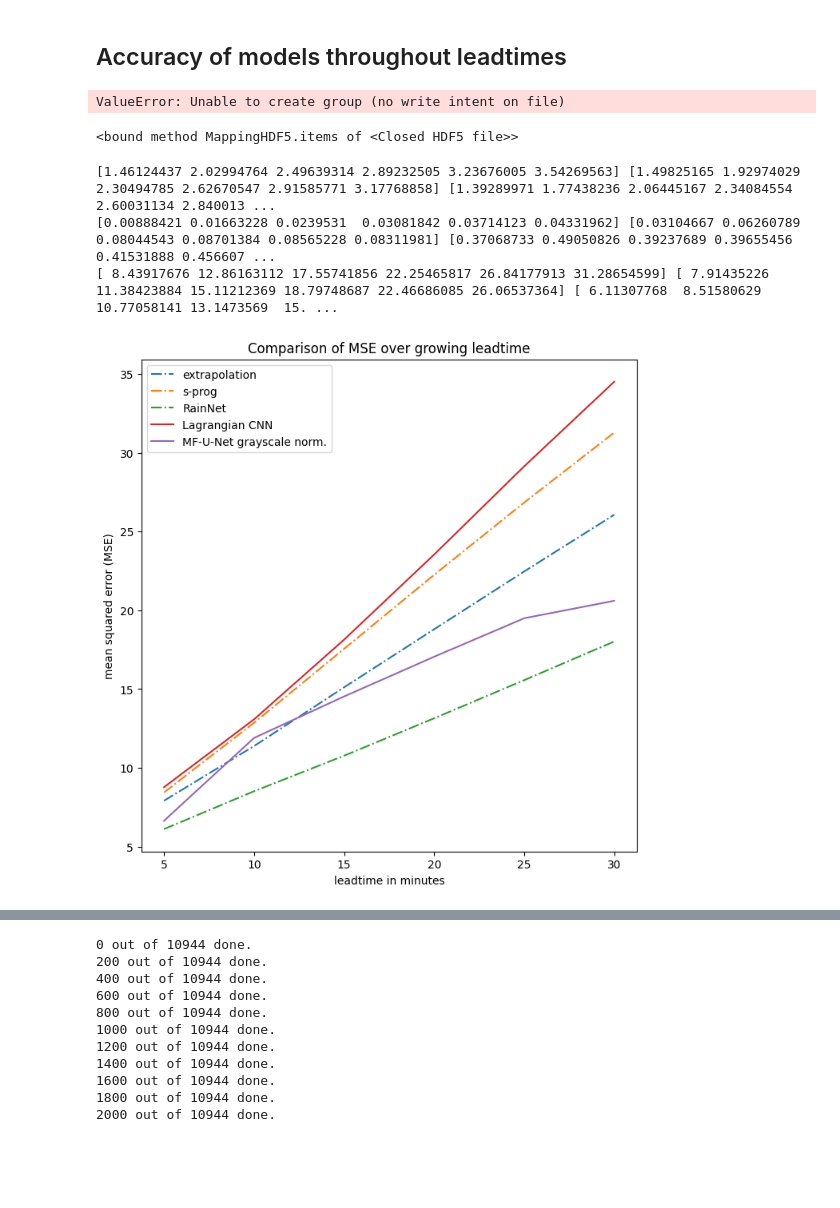
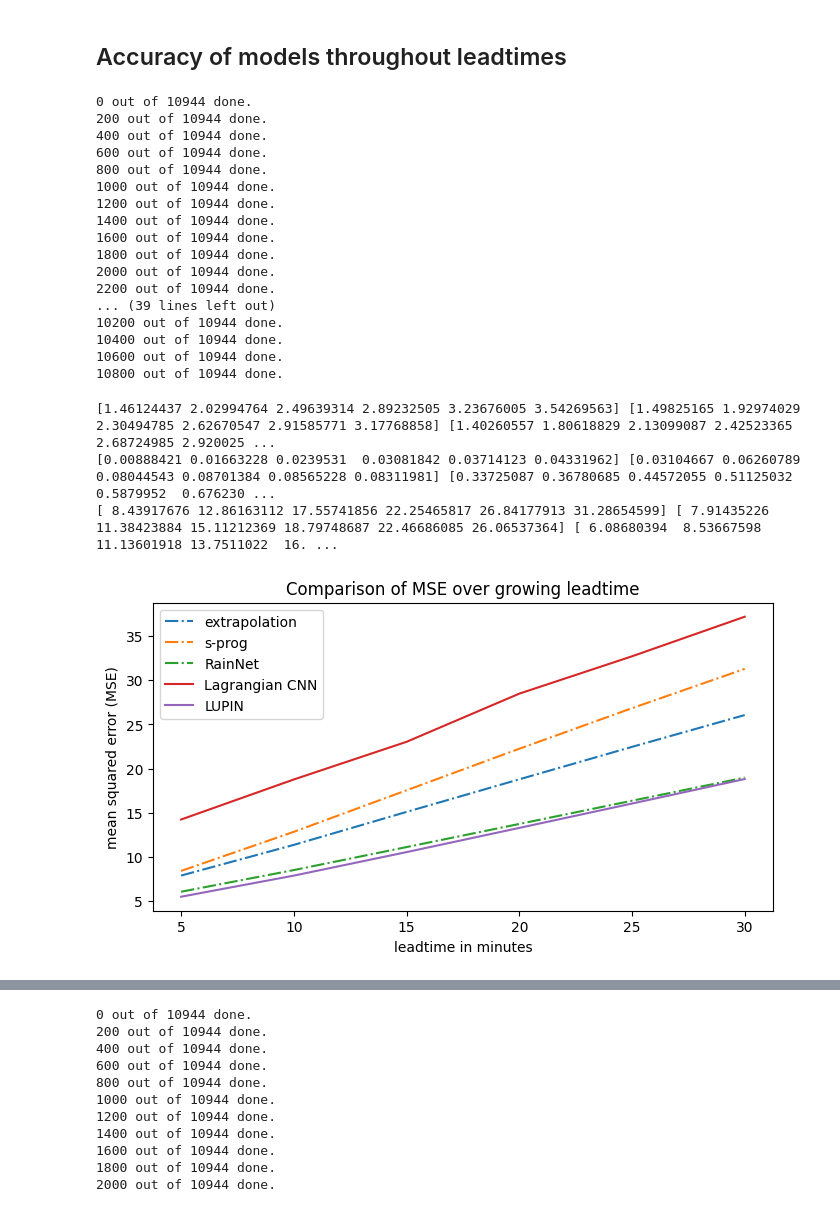
Before and after one commit to kinit-sk/softec-lagrangian-nowcasting, a Jupyter notebook: evaluation.ipynb, the cells around one changed output, grey strips where cells are left out. Cells and saved outputs as stored; diff of their text form; code cells hidden in the pictures; blank space fills up the shorter version.

```diff
--- a/evaluation.ipynb
+++ b/evaluation.ipynb
@@ -81,7 +81,7 @@ with h5py.File(lc_path, 'r') as lf, h5py.File(nn_path, 'r') as nf, h5py.File(mf_
         lupin_group_date = lupin.require_group(datetime.strftime(date_lagged, '%Y-%m-%d %H:%M:%S'))
         lc_group_method = lc_group_date.require_group('model')
         nn_group_method = nn_group_date.require_group('model')
-        mf_group_method = mf_group_date.require_group('model')
+        mf_group_method = mf_group_date.require_group('mfunet_rmse')
         lupin_group_method = lupin_group_date.require_group('model')
 
         with open(sp_path.format(y=date_lagged.year, m=date_lagged.month, d=date_lagged.day, h=date_lagged.hour, min=date_lagged.minute), 'rb') as f:
@@ -135,11 +135,23 @@ with h5py.File(lc_path, 'r') as lf, h5py.File(nn_path, 'r') as nf, h5py.File(mf_
         if (i % 200 == 0):
             print(f'{i} out of {len(targets)} done.')
 # %% [output]
-ValueError: Unable to create group (no write intent on file)
+0 out of 10944 done.
+200 out of 10944 done.
+400 out of 10944 done.
+600 out of 10944 done.
+800 out of 10944 done.
+1000 out of 10944 done.
+1200 out of 10944 done.
+1400 out of 10944 done.
+1600 out of 10944 done.
+1800 out of 10944 done.
+2000 out of 10944 done.
+2200 out of 10944 done.
+... (39 lines left out)
+10200 out of 10944 done.
+10400 out of 10944 done.
+10600 out of 10944 done.
+10800 out of 10944 done.
-# %%
-lf.items
-# %% [output]
-<bound method MappingHDF5.items of <Closed HDF5 file>>
 # %%
 MAE_sp = np.mean(tot_MAE_sp, axis=0)
 ME_sp = np.mean(tot_ME_sp, axis=0)
@@ -164,29 +176,29 @@ print(MAE_ep, MAE_sp, MAE_nn, MAE_lc)
 print(ME_ep, ME_sp, ME_nn, ME_lc)
 print(MSE_ep, MSE_sp, MSE_nn, MSE_lc)
 # %% [output]
-[1.46124437 2.02994764 2.49639314 2.89232505 3.23676005 3.54269563] [1.49825165 1.92974029 2.30494785 2.62670547 2.91585771 3.17768858] [1.39289971 1.77438236 2.06445167 2.34084554 2.60031134 2.840013 ...
-[0.00888421 0.01663228 0.0239531  0.03081842 0.03714123 0.04331962] [0.03104667 0.06260789 0.08044543 0.08701384 0.08565228 0.08311981] [0.37068733 0.49050826 0.39237689 0.39655456 0.41531888 0.456607 ...
-[ 8.43917676 12.86163112 17.55741856 22.25465817 26.84177913 31.28654599] [ 7.91435226 11.38423884 15.11212369 18.79748687 22.46686085 26.06537364] [ 6.11307768  8.51580629 10.77058141 13.1473569  15. ...
+[1.46124437 2.02994764 2.49639314 2.89232505 3.23676005 3.54269563] [1.49825165 1.92974029 2.30494785 2.62670547 2.91585771 3.17768858] [1.40260557 1.80618829 2.13099087 2.42523365 2.68724985 2.920025 ...
+[0.00888421 0.01663228 0.0239531  0.03081842 0.03714123 0.04331962] [0.03104667 0.06260789 0.08044543 0.08701384 0.08565228 0.08311981] [0.33725087 0.36780685 0.44572055 0.51125032 0.5879952  0.676230 ...
+[ 8.43917676 12.86163112 17.55741856 22.25465817 26.84177913 31.28654599] [ 7.91435226 11.38423884 15.11212369 18.79748687 22.46686085 26.06537364] [ 6.08680394  8.53667598 11.13601918 13.7511022  16. ...
 # %%
 # MSE plot
 %matplotlib inline
 x = [5,10,15,20,25,30]
 
-plt.figure(figsize=(8,8))
+plt.figure(figsize=(8,4))
 
 plt.plot(x, MSE_sp, '-.', label='extrapolation')
 plt.plot(x, MSE_ep, '-.', label='s-prog')
 plt.plot(x, MSE_nn, '-.', label='RainNet')
 plt.plot(x, MSE_lc, label='Lagrangian CNN')
-plt.plot(x, MSE_lupin, label='MF-U-Net grayscale norm.')
+plt.plot(x, MSE_lupin, label='LUPIN')
 
 plt.xlabel("leadtime in minutes")
 plt.ylabel("mean squared error (MSE)")
 plt.title('Comparison of MSE over growing leadtime')
 plt.legend(loc="upper left")
 plt.show()
 # %% [output]
-[figure, old version]
+[figure, new version]
 # %%
 # MAE plot
 %matplotlib inline
```
Also changed, not shown: parts of 2 cells of this notebook.
